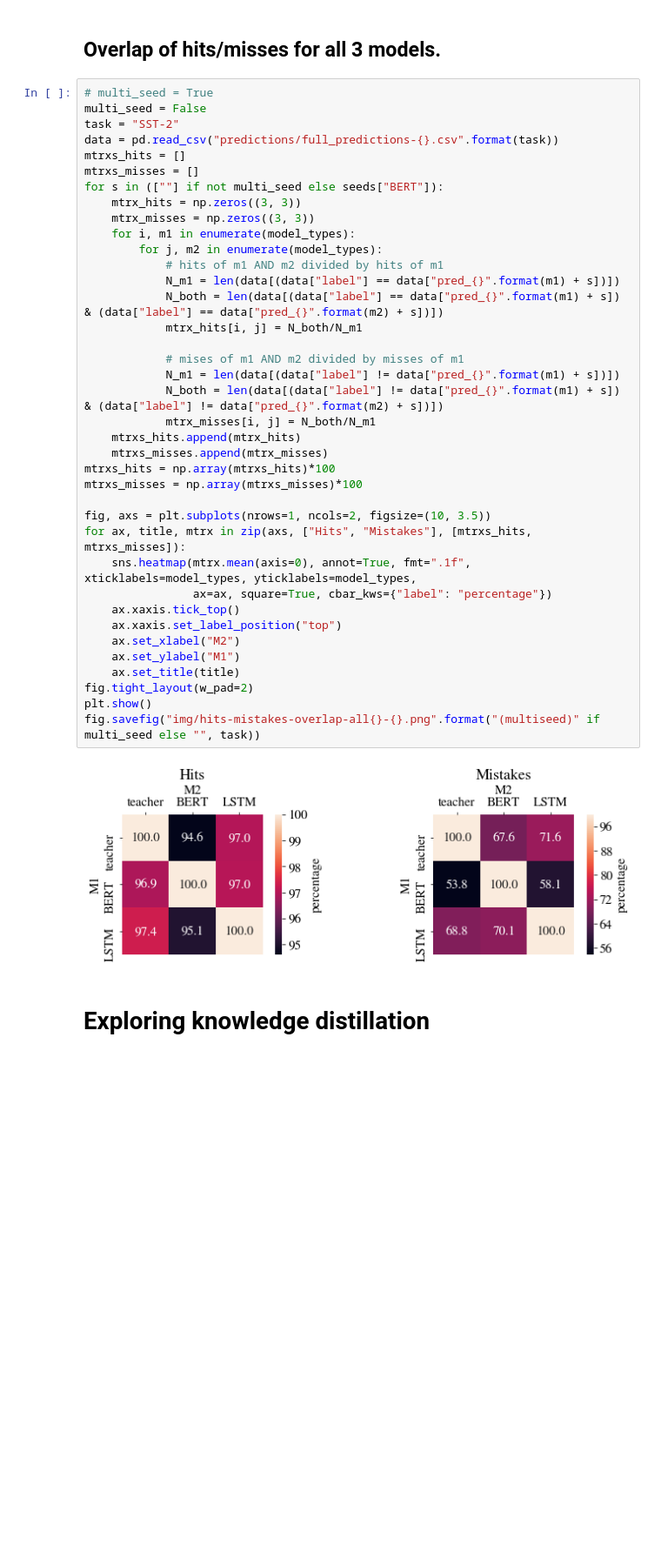
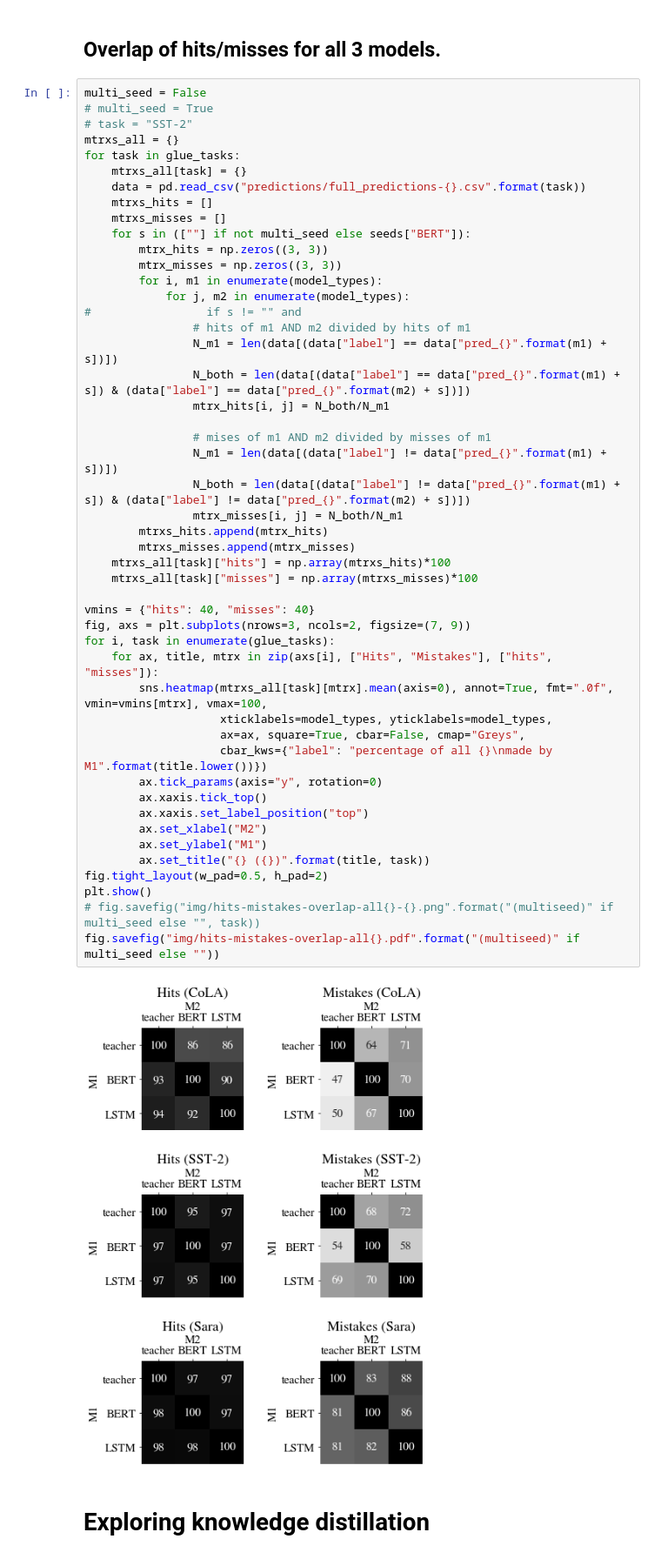
Before and after one commit to samsucik/knowledge-distil-bert, a Jupyter notebook: experiments/analysis/Prediction analysis.ipynb, the cells around one changed output. Shown at 87% size. Drawn from its saved outputs; the diff is of its cells as text; blank space fills up the shorter version.

```diff
--- a/experiments/analysis/Prediction analysis.ipynb
+++ b/experiments/analysis/Prediction analysis.ipynb
@@ -365,45 +373,55 @@ fig.savefig("img/hits-mistakes-overlap{}-{}.png".format("(multiseed)" if multi_s
 # %% [markdown]
 ## Overlap of hits/misses for all 3 models.
 # %%
+multi_seed = False
 # multi_seed = True
-multi_seed = False
-task = "SST-2"
-data = pd.read_csv("predictions/full_predictions-{}.csv".format(task))
-mtrxs_hits = []
-mtrxs_misses = []
-for s in ([""] if not multi_seed else seeds["BERT"]):
-    mtrx_hits = np.zeros((3, 3))
-    mtrx_misses = np.zeros((3, 3))
-    for i, m1 in enumerate(model_types):
-        for j, m2 in enumerate(model_types):
-            # hits of m1 AND m2 divided by hits of m1
-            N_m1 = len(data[(data["label"] == data["pred_{}".format(m1) + s])])
-            N_both = len(data[(data["label"] == data["pred_{}".format(m1) + s]) & (data["label"] == data["pred_{}".format(m2) + s])])
-            mtrx_hits[i, j] = N_both/N_m1
+# task = "SST-2"
+mtrxs_all = {}
+for task in glue_tasks:
+    mtrxs_all[task] = {}
+    data = pd.read_csv("predictions/full_predictions-{}.csv".format(task))
+    mtrxs_hits = []
+    mtrxs_misses = []
+    for s in ([""] if not multi_seed else seeds["BERT"]):
+        mtrx_hits = np.zeros((3, 3))
+        mtrx_misses = np.zeros((3, 3))
+        for i, m1 in enumerate(model_types):
+            for j, m2 in enumerate(model_types):
+#                 if s != "" and
+                # hits of m1 AND m2 divided by hits of m1
+                N_m1 = len(data[(data["label"] == data["pred_{}".format(m1) + s])])
+                N_both = len(data[(data["label"] == data["pred_{}".format(m1) + s]) & (data["label"] == data["pred_{}".format(m2) + s])])
+                mtrx_hits[i, j] = N_both/N_m1
 
-            # mises of m1 AND m2 divided by misses of m1
-            N_m1 = len(data[(data["label"] != data["pred_{}".format(m1) + s])])
-            N_both = len(data[(data["label"] != data["pred_{}".format(m1) + s]) & (data["label"] != data["pred_{}".format(m2) + s])])
-            mtrx_misses[i, j] = N_both/N_m1
-    mtrxs_hits.append(mtrx_hits)
-    mtrxs_misses.append(mtrx_misses)
-mtrxs_hits = np.array(mtrxs_hits)*100
-mtrxs_misses = np.array(mtrxs_misses)*100
+                # mises of m1 AND m2 divided by misses of m1
+                N_m1 = len(data[(data["label"] != data["pred_{}".format(m1) + s])])
+                N_both = len(data[(data["label"] != data["pred_{}".format(m1) + s]) & (data["label"] != data["pred_{}".format(m2) + s])])
+                mtrx_misses[i, j] = N_both/N_m1
+        mtrxs_hits.append(mtrx_hits)
+        mtrxs_misses.append(mtrx_misses)
+    mtrxs_all[task]["hits"] = np.array(mtrxs_hits)*100
+    mtrxs_all[task]["misses"] = np.array(mtrxs_misses)*100
 
-fig, axs = plt.subplots(nrows=1, ncols=2, figsize=(10, 3.5))
-for ax, title, mtrx in zip(axs, ["Hits", "Mistakes"], [mtrxs_hits, mtrxs_misses]):
-    sns.heatmap(mtrx.mean(axis=0), annot=True, fmt=".1f", xticklabels=model_types, yticklabels=model_types,
-                ax=ax, square=True, cbar_kws={"label": "percentage"})
-    ax.xaxis.tick_top()
-    ax.xaxis.set_label_position("top")
-    ax.set_xlabel("M2")
-    ax.set_ylabel("M1")
-    ax.set_title(title)
-fig.tight_layout(w_pad=2)
+vmins = {"hits": 40, "misses": 40}
+fig, axs = plt.subplots(nrows=3, ncols=2, figsize=(7, 9))
+for i, task in enumerate(glue_tasks):
+    for ax, title, mtrx in zip(axs[i], ["Hits", "Mistakes"], ["hits", "misses"]):
+        sns.heatmap(mtrxs_all[task][mtrx].mean(axis=0), annot=True, fmt=".0f", vmin=vmins[mtrx], vmax=100,
+                    xticklabels=model_types, yticklabels=model_types,
+                    ax=ax, square=True, cbar=False, cmap="Greys",
+                    cbar_kws={"label": "percentage of all {}\nmade by M1".format(title.lower())})
+        ax.tick_params(axis="y", rotation=0)
+        ax.xaxis.tick_top()
+        ax.xaxis.set_label_position("top")
+        ax.set_xlabel("M2")
+        ax.set_ylabel("M1")
+        ax.set_title("{} ({})".format(title, task))
+fig.tight_layout(w_pad=0.5, h_pad=2)
 plt.show()
-fig.savefig("img/hits-mistakes-overlap-all{}-{}.png".format("(multiseed)" if multi_seed else "", task))
+# fig.savefig("img/hits-mistakes-overlap-all{}-{}.png".format("(multiseed)" if multi_seed else "", task))
+fig.savefig("img/hits-mistakes-overlap-all{}.pdf".format("(multiseed)" if multi_seed else ""))
 # %% [output]
-[figure, old version]
+[figure, new version]
 # %% [markdown]
 # Exploring knowledge distillation
 # %%
```
Also changed, not shown: parts of 2 cells of this notebook, 10 other files.
